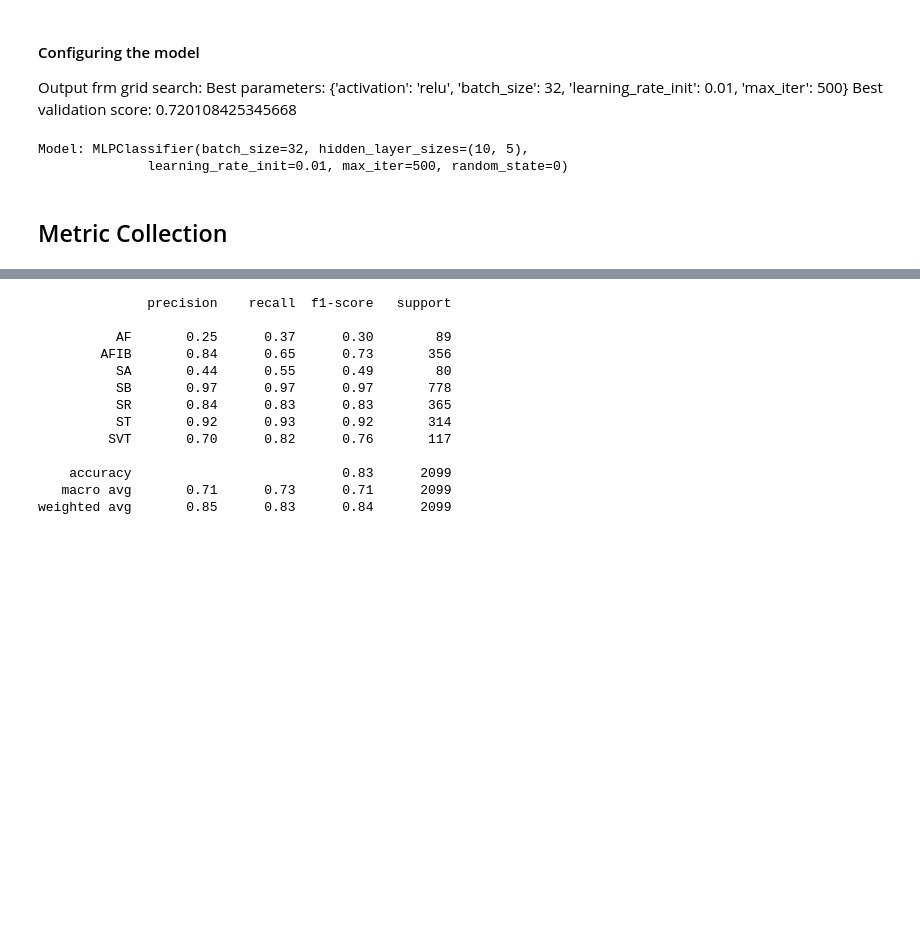
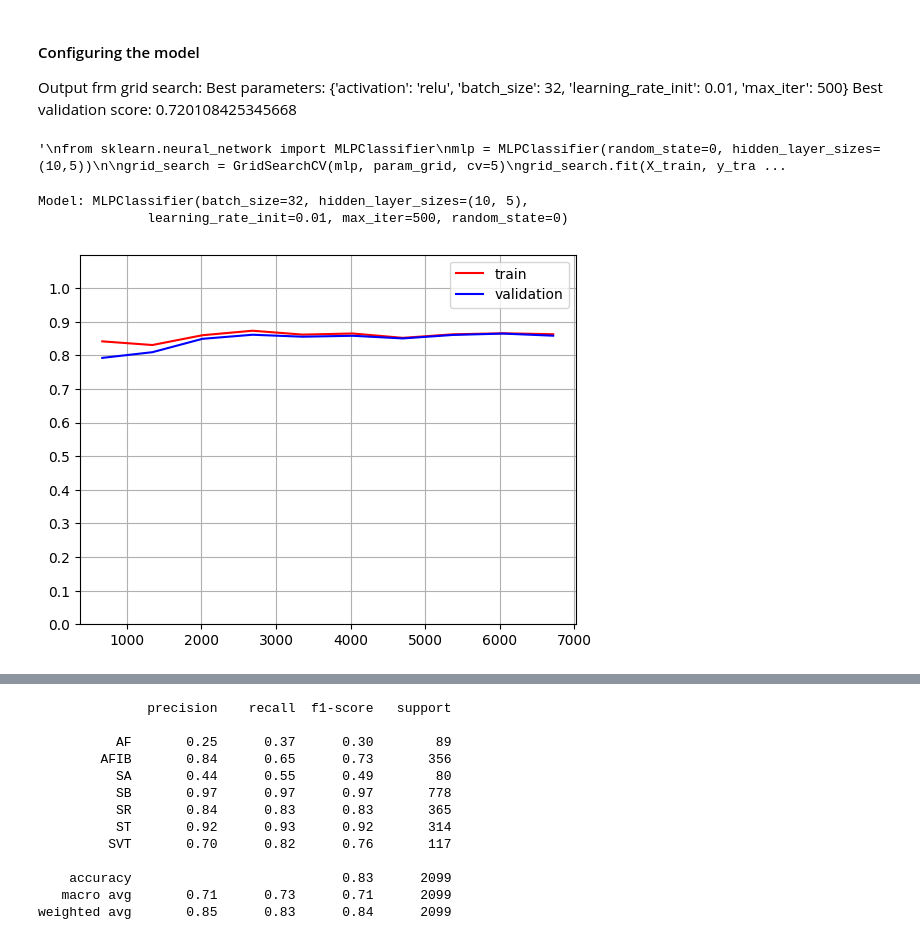
Before and after one commit to mlhbui/ml-ecg, a Jupyter notebook: src/Bui_EKG_ML_Model.ipynb, the cells around one changed output, grey strips where cells are left out. Saved outputs shown, nothing was run; the diff lists cells and outputs as text; code cells hidden in the pictures; blank space fills up the shorter version.

```diff
--- a/src/Bui_EKG_ML_Model.ipynb
+++ b/src/Bui_EKG_ML_Model.ipynb
@@ -281,17 +205,17 @@ def apply_pca(pca_components, return_pca=True):
     if return_pca:
         print(f"Applying PCA with {pca_components} components")
         pca = PCA(n_components=pca_components)
-        X_train_pca = pca.fit_transform(X_train_transf)
-        X_test_pca = pca.transform(X_test_transf)
+        X_train = pca.fit_transform(X_train_transf)
+        X_test = pca.transform(X_test_transf)
 
         print("Total variance retained:", round(np.sum(pca.explained_variance_ratio_), 4))
 
-        return X_train_pca, X_test_pca, y_train, y_test
+        return X_train, X_test, y_train, y_test
 
     else:
         return X_train_transf, X_test_transf, y_train, y_test
 
-X_train_pca, X_test_pca, y_train, y_test = apply_pca(4,return_pca=True)
+X_train, X_test, y_train, y_test = apply_pca(4,return_pca=True)
 # %% [output]
 Applying PCA with 4 components
 Total variance retained: 0.9569
@@ -472,16 +429,22 @@ param_grid = {
      'max_iter': [500, 1000]
 }
 
+# uncomment to use
+
+'''
 from sklearn.neural_network import MLPClassifier
 mlp = MLPClassifier(random_state=0, hidden_layer_sizes=(10,5))
 
 grid_search = GridSearchCV(mlp, param_grid, cv=5)
-# grid_search.fit(X_train_pca, y_train) # for unbalanced version
+grid_search.fit(X_train, y_train) # for unbalanced version
 grid_search.fit(X_res, y_res)
 
 
 print("Best parameters:", grid_search.best_params_)
 print("Best validation score:", grid_search.best_score_)
+'''
+# %% [output]
+'\nfrom sklearn.neural_network import MLPClassifier\nmlp = MLPClassifier(random_state=0, hidden_layer_sizes=(10,5))\n\ngrid_search = GridSearchCV(mlp, param_grid, cv=5)\ngrid_search.fit(X_train, y_tra ...
 # %%
 from sklearn.neural_network import MLPClassifier
 
@@ -513,5 +475,34 @@ print('Model:', mlp_model)
 # %% [output]
 Model: MLPClassifier(batch_size=32, hidden_layer_sizes=(10, 5),
               learning_rate_init=0.01, max_iter=500, random_state=0)
-# %% [markdown]
-## Metric Collection
+# %%
+# Learning Curve
+import warnings
+
+warnings.filterwarnings('ignore') # to suppress unnecessary warning messages
+
+from sklearn.model_selection import learning_curve
+
+train_sizes, train_scores, valid_scores = learning_curve(
+    mlp_model,
+    X_train,
+    y_train,
+    train_sizes=np.linspace(0.1, 1.0, 10),
+    cv=5)
+
+# accuracies
+train_acc = train_scores.mean(axis=1)
+valid_acc = valid_scores.mean(axis=1)
+
+# graph plot
+plt.plot(train_sizes, train_acc, 'r-', label='train')
+plt.plot(train_sizes, valid_acc, 'b-', label='validation')
+plt.ylim([0, 1.1])
+plt.yticks(ticks=np.linspace(0.0, 1.0, 11))
+plt.legend()
+plt.grid()
+plt.show()
+
+# warnings.simplefilter('default') # to bring back warning messages
+# %% [output]
+[figure, added]
```
Also changed, not shown: parts of 33 cells of this notebook.
